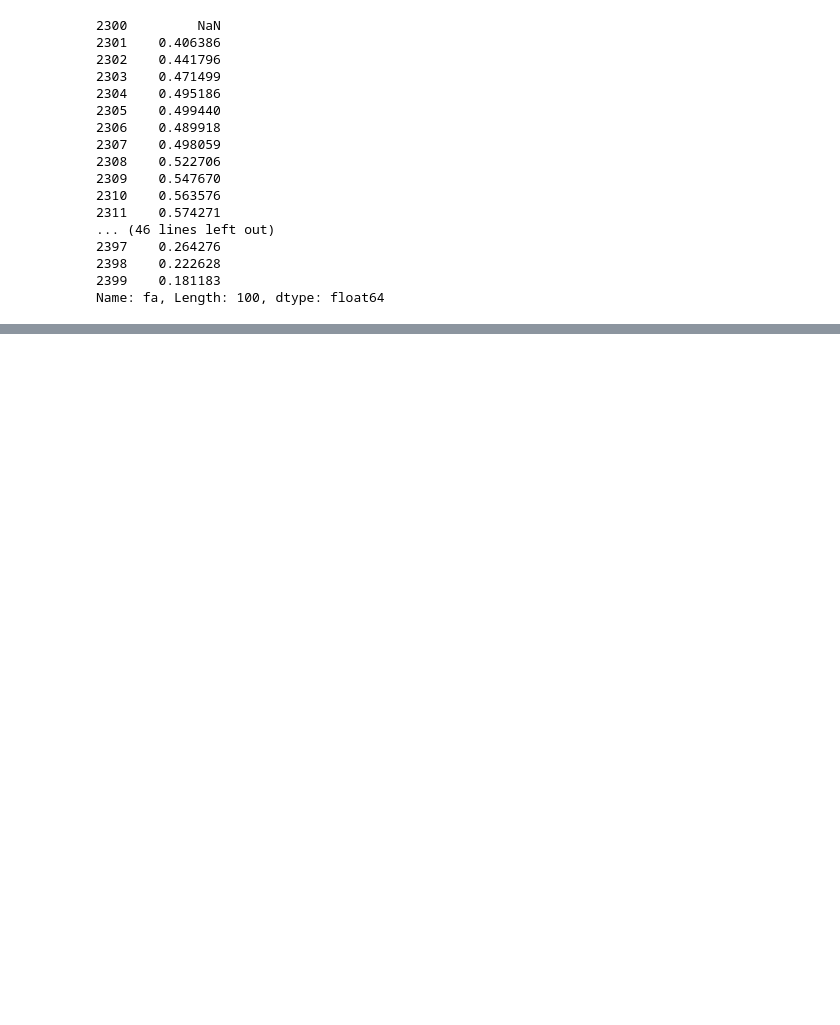
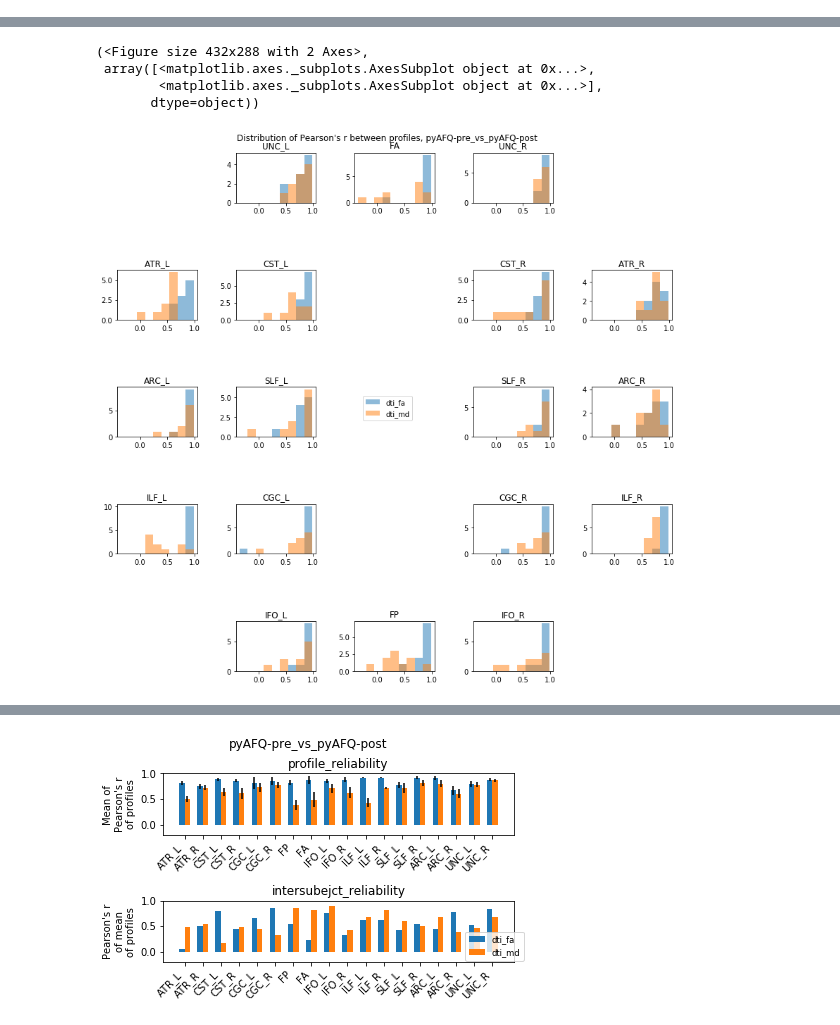
Before and after one commit to 36000/pyAFQ-scripts, a Jupyter notebook: cloudknot/cloudknot_prek.ipynb, the cells around one changed output, grey strips where cells are left out. Drawn from its saved outputs; the diff is of its cells as text; code cells hidden in the pictures; blank space fills up the shorter version.

```diff
--- a/cloudknot/cloudknot_prek.ipynb
+++ b/cloudknot/cloudknot_prek.ipynb
@@ -248,20 +215,0 @@ ml_test = profiles_matlab[(profiles_matlab['subjectID'] == subject) & (profiles_
-# %%
-ml_test
-# %% [output]
-2300         NaN
-2301    0.406386
-2302    0.441796
-2303    0.471499
-2304    0.495186
-2305    0.499440
-2306    0.489918
-2307    0.498059
-2308    0.522706
-2309    0.547670
-2310    0.563576
-2311    0.574271
-... (46 lines left out)
-2397    0.264276
-2398    0.222628
-2399    0.181183
-Name: fa, Length: 100, dtype: float64
@@ -267,0 +254,9 @@ Name: fa, Length: 100, dtype: float64
+# %%
+import AFQ.viz.utils as vut
+from importlib import reload
+reload(vut)
+combine_profiles_in_folder('./pre', 'pyAFQ_pre_profiles_combined.csv')
+combine_profiles_in_folder('./post', 'pyAFQ_post_profiles_combined.csv')
+comparisons = vut.LongitudinalCSVComparison('prek-CSVs',
+                            ['./pyAFQ_pre_profiles_combined.csv', './pyAFQ_post_profiles_combined.csv', './AFQ-browser_post/AFQ-browser/client/data/nodes.csv', './AFQ-browser/client/data/nodes.csv'],
+                            ['pyAFQ-pre', 'pyAFQ-post', 'mAFQ-post', 'mAFQ-pre'], is_mats=[False, False, True, True])
@@ -267,0 +273,4 @@ Name: fa, Length: 100, dtype: float64
+# %%
+comparisons.reliability_plots(names=['pyAFQ-pre', 'pyAFQ-post'], ylims=[-0.2, 1.0], show_plots=True)
+comparisons.reliability_plots(names=['mAFQ-pre', 'mAFQ-post'],  ylims=[-0.2, 1.0],show_plots=True)
+# %% [output]
@@ -267,0 +294,5 @@ Name: fa, Length: 100, dtype: float64
+(<Figure size 432x288 with 2 Axes>,
+ array([<matplotlib.axes._subplots.AxesSubplot object at 0x...>,
+        <matplotlib.axes._subplots.AxesSubplot object at 0x...>],
+       dtype=object))
+[figure, added]
@@ -267,0 +302 @@ Name: fa, Length: 100, dtype: float64
+[figure, added]
```
Also changed, not shown: parts of 24 cells of this notebook, 7 other files.
